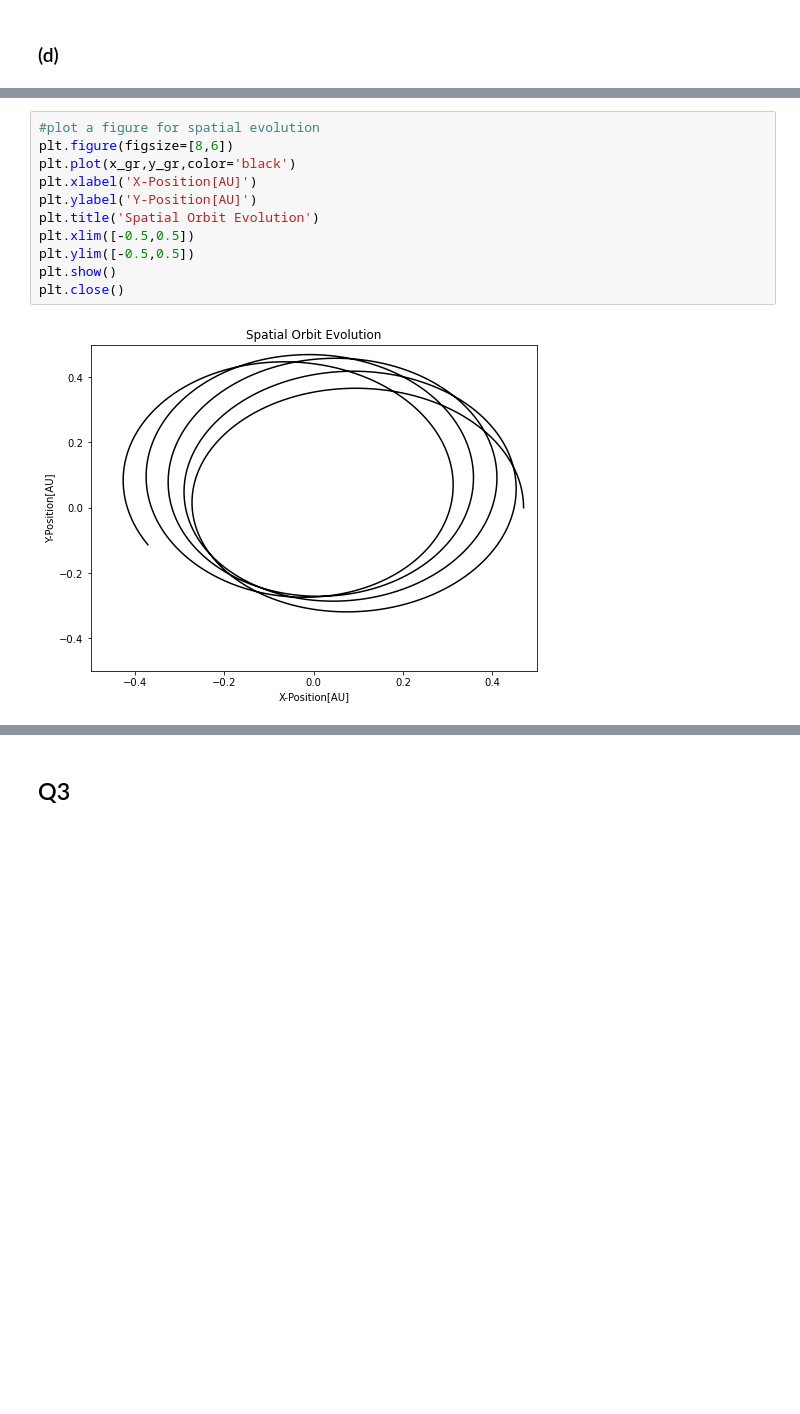
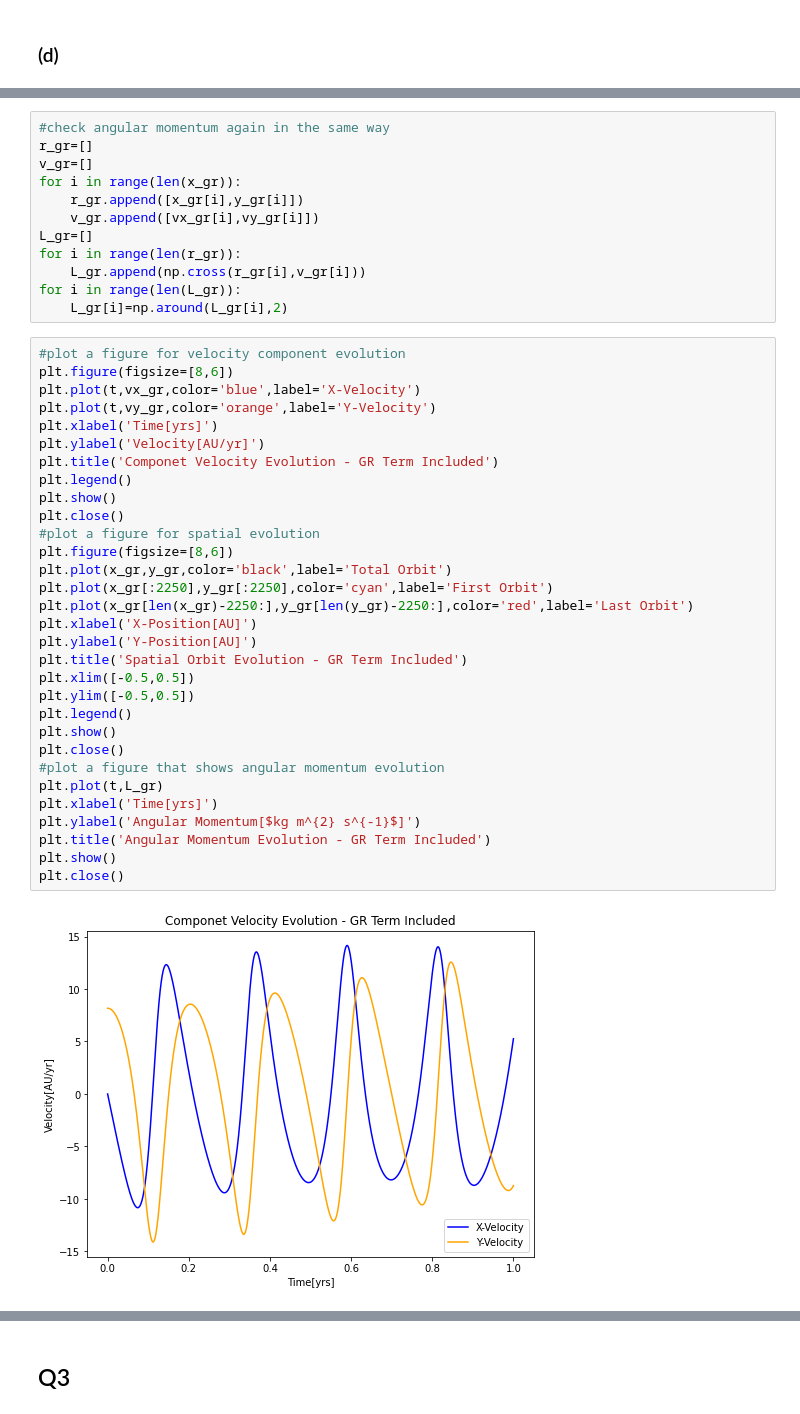
Before and after one commit to npavanel/PHY407-Computational-Physics, a Jupyter notebook: PHY407_Lab1_Q1_Q3.ipynb, the cells around one changed output, grey strips where cells are left out. Drawn from its saved outputs; the diff is of its cells as text; blank space fills up the shorter version.

```diff
--- a/PHY407_Lab1_Q1_Q3.ipynb
+++ b/PHY407_Lab1_Q1_Q3.ipynb
@@ -182,16 +125,48 @@ for i in range(ns-1):
     vy_gr[i+1]=(vy_gr[i]-((G*Ms*y_gr[i]*dt)*(1+(a/(np.sqrt(x_gr[i]**2 + y_gr[i]**2))**2))/(np.sqrt(x_gr[i]**2 + y_gr[i]**2))**3))
     x_gr[i+1]=(x_gr[i]+vx_gr[i+1]*dt)
     y_gr[i+1]=(y_gr[i]+vy_gr[i+1]*dt)
-# %%
-#plot a figure for spatial evolution
-plt.figure(figsize=[8,6])
-plt.plot(x_gr,y_gr,color='black')
-plt.xlabel('X-Position[AU]')
-plt.ylabel('Y-Position[AU]')
-plt.title('Spatial Orbit Evolution')
-plt.xlim([-0.5,0.5])
-plt.ylim([-0.5,0.5])
-plt.show()
-plt.close()
-# %% [output]
-[figure, removed]
+# %%
+#check angular momentum again in the same way
+r_gr=[]
+v_gr=[]
+for i in range(len(x_gr)):
+    r_gr.append([x_gr[i],y_gr[i]])
+    v_gr.append([vx_gr[i],vy_gr[i]])
+L_gr=[]
+for i in range(len(r_gr)):
+    L_gr.append(np.cross(r_gr[i],v_gr[i]))
+for i in range(len(L_gr)):
+    L_gr[i]=np.around(L_gr[i],2)
+# %%
+#plot a figure for velocity component evolution
+plt.figure(figsize=[8,6])
+plt.plot(t,vx_gr,color='blue',label='X-Velocity')
+plt.plot(t,vy_gr,color='orange',label='Y-Velocity')
+plt.xlabel('Time[yrs]')
+plt.ylabel('Velocity[AU/yr]')
+plt.title('Componet Velocity Evolution - GR Term Included')
+plt.legend()
+plt.show()
+plt.close()
+#plot a figure for spatial evolution
+plt.figure(figsize=[8,6])
+plt.plot(x_gr,y_gr,color='black',label='Total Orbit')
+plt.plot(x_gr[:2250],y_gr[:2250],color='cyan',label='First Orbit')
+plt.plot(x_gr[len(x_gr)-2250:],y_gr[len(y_gr)-2250:],color='red',label='Last Orbit')
+plt.xlabel('X-Position[AU]')
+plt.ylabel('Y-Position[AU]')
+plt.title('Spatial Orbit Evolution - GR Term Included')
+plt.xlim([-0.5,0.5])
+plt.ylim([-0.5,0.5])
+plt.legend()
+plt.show()
+plt.close()
+#plot a figure that shows angular momentum evolution
+plt.plot(t,L_gr)
+plt.xlabel('Time[yrs]')
+plt.ylabel('Angular Momentum[$kg m^{2} s^{-1}$]')
+plt.title('Angular Momentum Evolution - GR Term Included')
+plt.show()
+plt.close()
+# %% [output]
+[figure, added]
```
Also changed, not shown: parts of 15 cells of this notebook.
